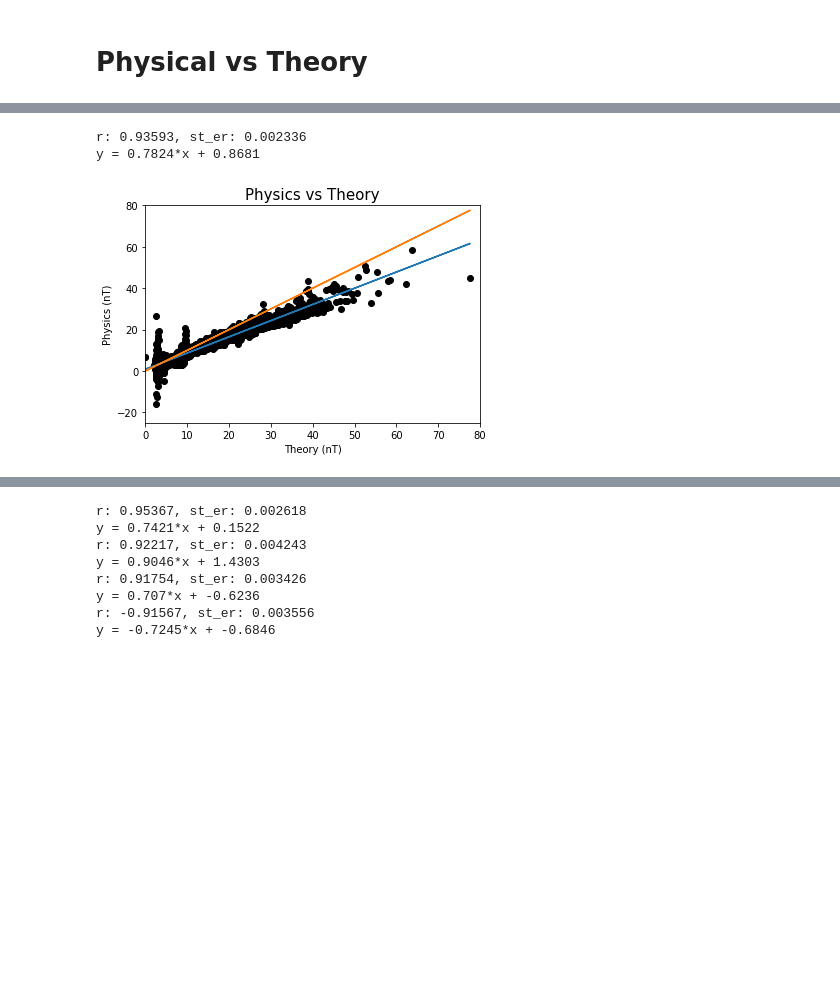
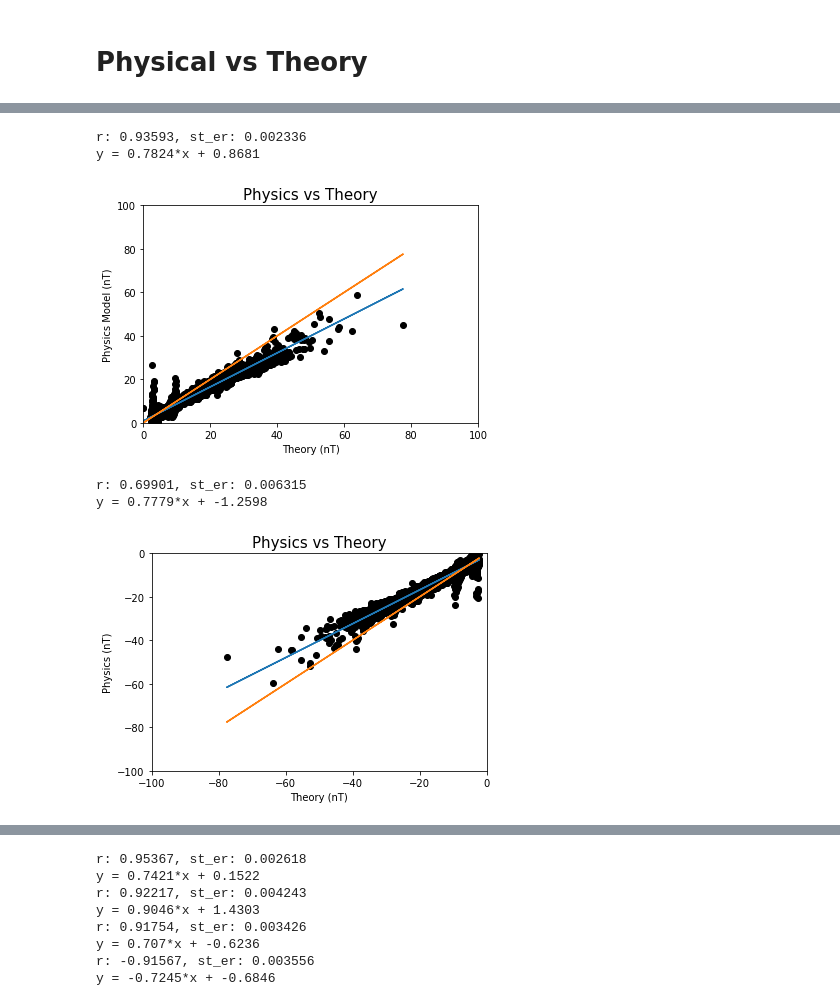
Before and after one commit to chikakoto/tdcs_thesis, a Jupyter notebook: notebooks/8.0_analyze.ipynb, the cells around one changed output, grey strips where cells are left out. Saved outputs shown, nothing was run; the diff lists cells and outputs as text; code cells hidden in the pictures; blank space fills up the shorter version.

```diff
--- a/notebooks/8.0_analyze.ipynb
+++ b/notebooks/8.0_analyze.ipynb
@@ -256,10 +357,49 @@ create_roi_predict(nifti, mins)
+# %%
+# 36 Positive
+br = [base_runs[5]]
+bp = get_minus_num(br)
+
+cwd_path = sub_path_36+"bmaps/"
+tdir = cwd_path+bp[0][0][0]+"minus"+bp[0][0][1]+"/"
+
+# ROI
+img_meas = nib.load(tdir+"detrend1_fslroi.nii.gz")
+# img_meas = nib.load(img_path+"ROI/nn_nonzero_best_cly_42_2_pos.nii.gz")
+img_theo = nib.load(tdir+"Bvals_fslroi.nii.gz")
+
+data_meas = img_meas.get_data()
+data_theo = img_theo.get_data()
+x = data_theo.flatten()
+y = data_meas.flatten()
+
+m, b, r, p, st_er = stats.linregress(x,y)
+
+yfit = [b + m * xi for xi in x]
+yisx = [0 + 1 * xi for xi in x]
+
+plt.plot(x, yfit)
+plt.plot(x, yisx)
+
+plt.scatter(x, y,  color='black')
+plt.axis([0, 100, 0, 100])
+plt.xlabel("Theory (nT)")
+plt.ylabel("Physics Model (nT)")
+plt.title("Physics vs Theory", fontsize=15)
+# plt.ylabel("Prediction (nT)")
+# plt.title("Prediction vs Theory", fontsize=15)
+print("r: {:.5f}, st_er: {:.6f}".format(r, st_er))
+print("y = "+str(round(m,4))+"*x + "+str(round(b,4)))
+# %% [output]
+r: 0.93593, st_er: 0.002336
+y = 0.7824*x + 0.8681
+[figure, added]
 # %%
-# 36 Positive
+# 36 Negative
 br = [base_runs[5]]
 bp = get_minus_num(br)
 
 cwd_path = sub_path_36+"bmaps/"
-tdir = cwd_path+bp[0][0][0]+"minus"+bp[0][0][1]+"/"
+tdir = cwd_path+bp[0][1][0]+"minus"+bp[0][1][1]+"/"
 
 # ROI
 img_meas = nib.load(tdir+"detrend1_fslroi.nii.gz")
@@ -279,14 +419,14 @@ plt.plot(x, yfit)
 plt.plot(x, yisx)
 
 plt.scatter(x, y,  color='black')
-plt.axis([0, 80, -25, 80])
+plt.axis([-100, 0, -100, 0])
 plt.xlabel("Theory (nT)")
 plt.ylabel("Physics (nT)")
 plt.title("Physics vs Theory", fontsize=15)
 print("r: {:.5f}, st_er: {:.6f}".format(r, st_er))
 print("y = "+str(round(m,4))+"*x + "+str(round(b,4)))
 # %% [output]
-r: 0.93593, st_er: 0.002336
-y = 0.7824*x + 0.8681
+r: 0.69901, st_er: 0.006315
+y = 0.7779*x + -1.2598
-[figure, old version]
+[figure, new version]
 # %%
```
Also changed, not shown: parts of 11 cells of this notebook, 5 other files.
